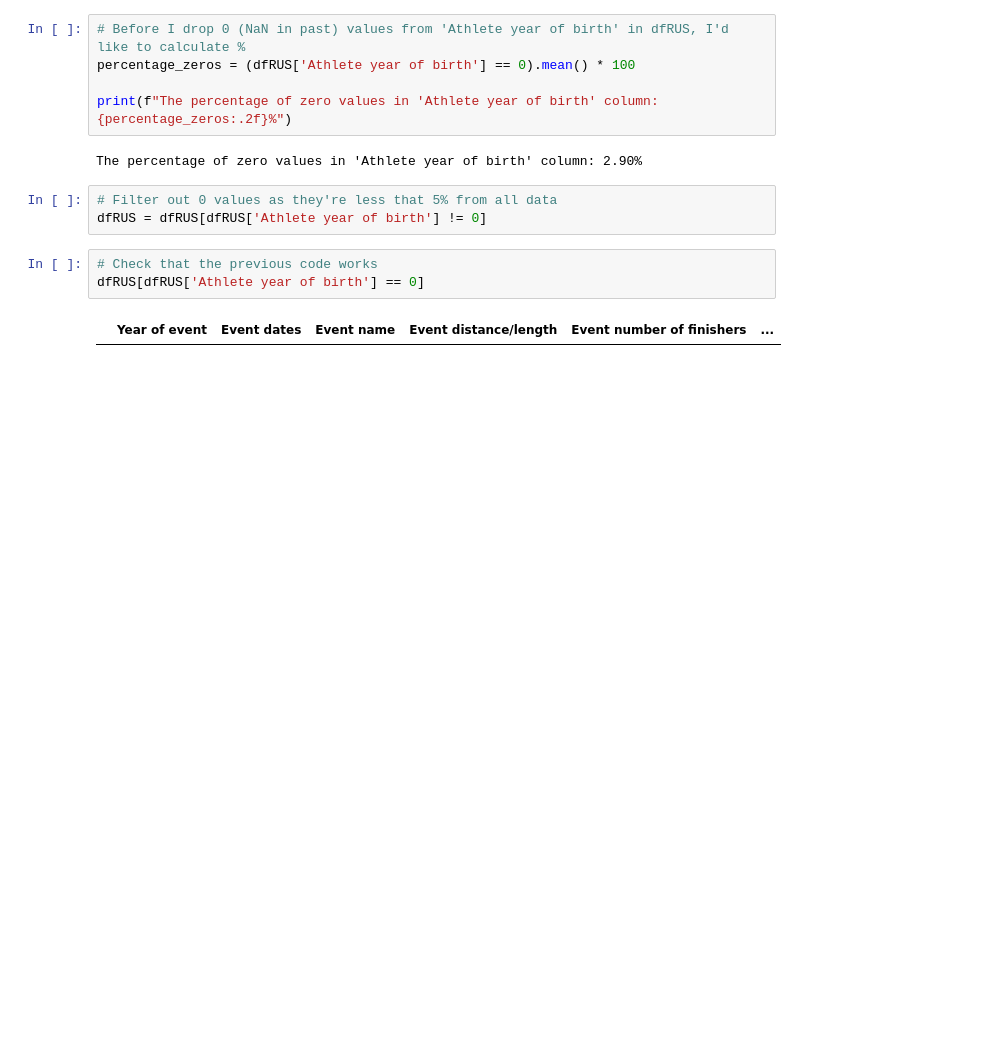
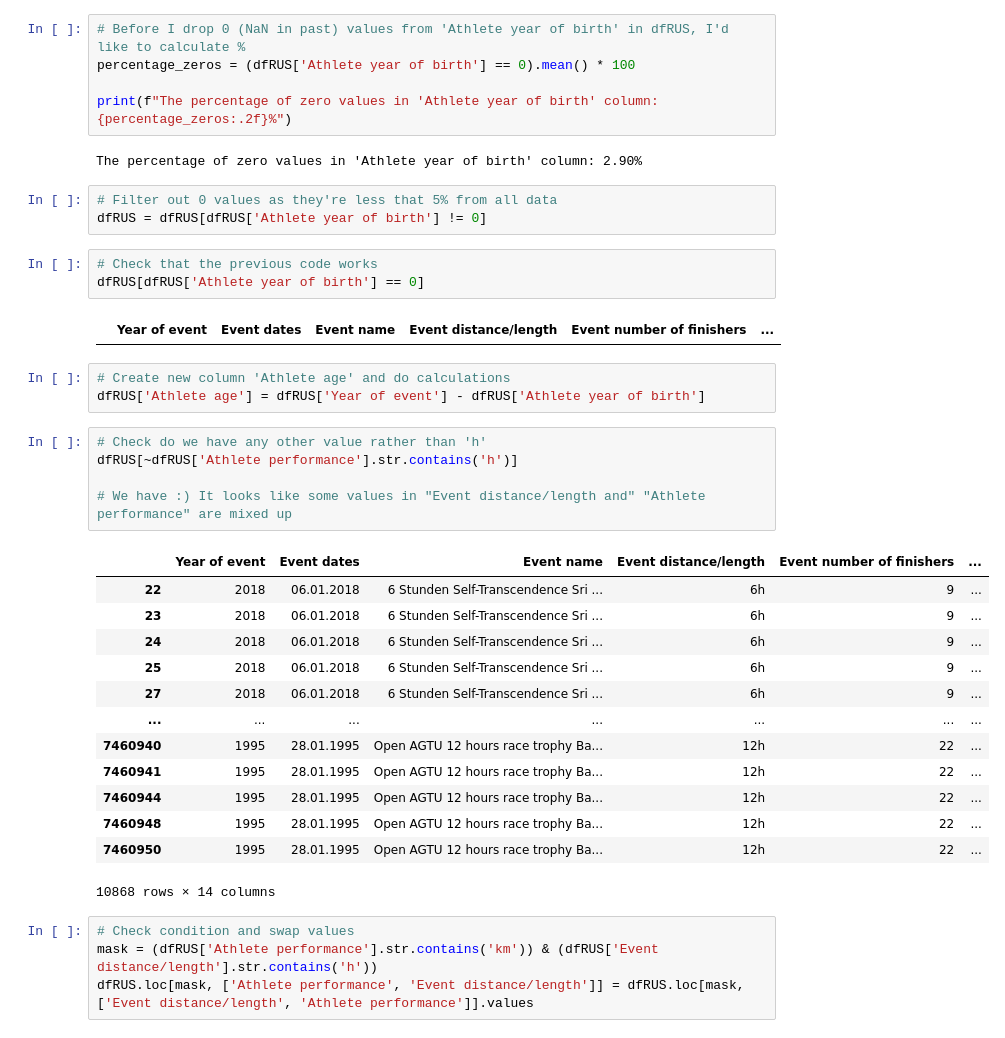
Before and after one commit to OlesiaNZ/python_running_data_analysis, a Jupyter notebook: analysis-the-big-dataset-of-ultra-marathon-running.ipynb, the cells around one changed output. Drawn from its saved outputs; the diff is of its cells as text; blank space fills up the shorter version.

```diff
--- a/analysis-the-big-dataset-of-ultra-marathon-running.ipynb
+++ b/analysis-the-big-dataset-of-ultra-marathon-running.ipynb
@@ -518,3 +518,29 @@ dfRUS = dfRUS[dfRUS['Athlete year of birth'] != 0]
 dfRUS[dfRUS['Athlete year of birth'] == 0]
 # %% [output]
 |  | Year of event | Event dates | Event name | Event distance/length | Event number of finishers | ... |
+# %%
+# Create new column 'Athlete age' and do calculations
+dfRUS['Athlete age'] = dfRUS['Year of event'] - dfRUS['Athlete year of birth']
+# %%
+# Check do we have any other value rather than 'h'
+dfRUS[~dfRUS['Athlete performance'].str.contains('h')]
+
+# We have :) It looks like some values in "Event distance/length and" "Athlete performance" are mixed up
+# %% [output]
+|  | Year of event | Event dates | Event name | Event distance/length | Event number of finishers | ... |
+| 22 | 2018 | 06.01.2018 | 6 Stunden Self-Transcendence Sri ... | 6h | 9 | ... |
+| 23 | 2018 | 06.01.2018 | 6 Stunden Self-Transcendence Sri ... | 6h | 9 | ... |
+| 24 | 2018 | 06.01.2018 | 6 Stunden Self-Transcendence Sri ... | 6h | 9 | ... |
+| 25 | 2018 | 06.01.2018 | 6 Stunden Self-Transcendence Sri ... | 6h | 9 | ... |
+| 27 | 2018 | 06.01.2018 | 6 Stunden Self-Transcendence Sri ... | 6h | 9 | ... |
+| ... | ... | ... | ... | ... | ... | ... |
+| 7460940 | 1995 | 28.01.1995 | Open AGTU 12 hours race trophy Ba... | 12h | 22 | ... |
+| 7460941 | 1995 | 28.01.1995 | Open AGTU 12 hours race trophy Ba... | 12h | 22 | ... |
+| 7460944 | 1995 | 28.01.1995 | Open AGTU 12 hours race trophy Ba... | 12h | 22 | ... |
+| 7460948 | 1995 | 28.01.1995 | Open AGTU 12 hours race trophy Ba... | 12h | 22 | ... |
+| 7460950 | 1995 | 28.01.1995 | Open AGTU 12 hours race trophy Ba... | 12h | 22 | ... |
+10868 rows × 14 columns
+# %%
+# Check condition and swap values
+mask = (dfRUS['Athlete performance'].str.contains('km')) & (dfRUS['Event distance/length'].str.contains('h'))
+dfRUS.loc[mask, ['Athlete performance', 'Event distance/length']] = dfRUS.loc[mask, ['Event distance/length', 'Athlete performance']].values
```
Also changed, not shown: parts of 4 cells of this notebook.
